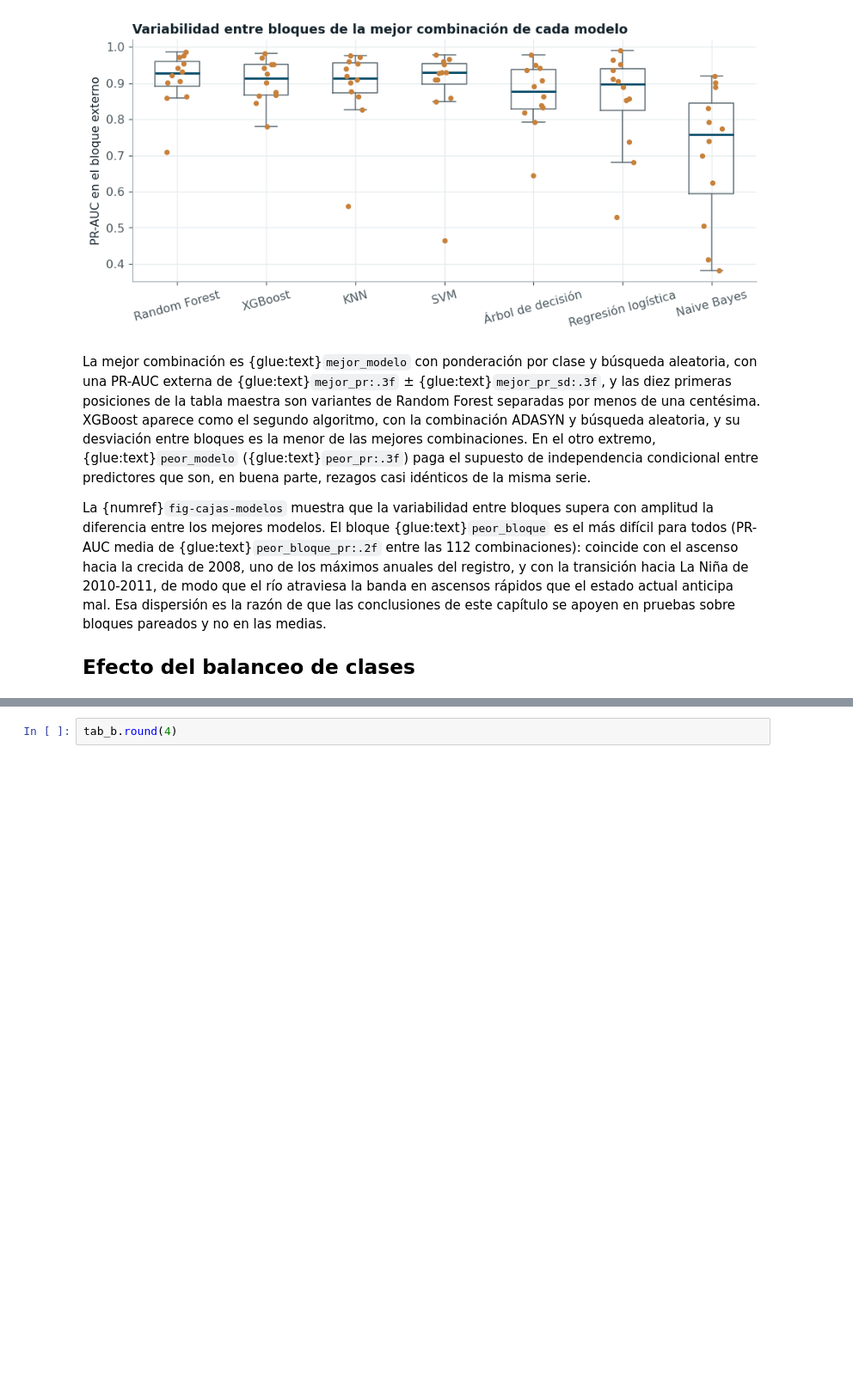
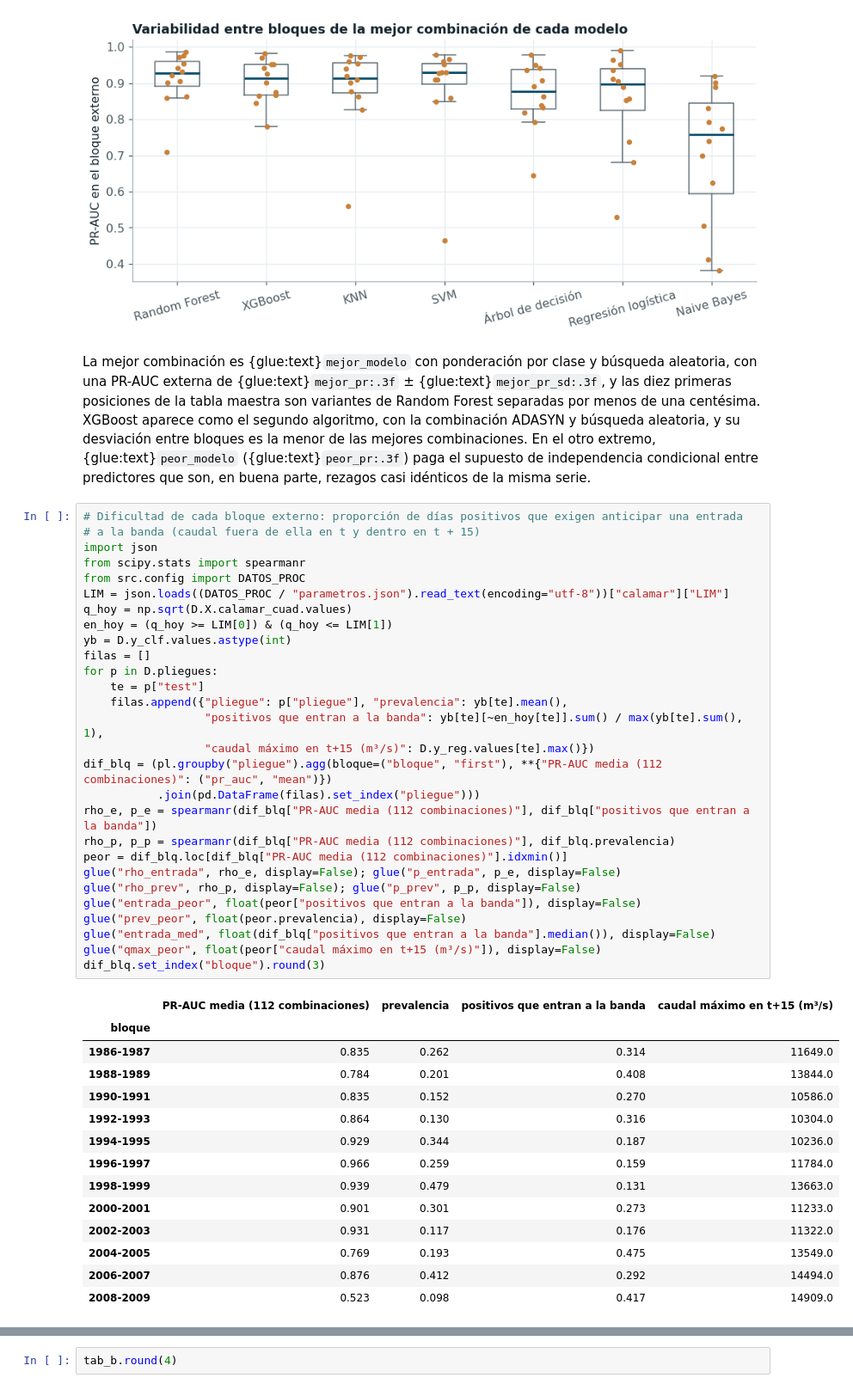
Before and after one commit to SantiagomezaC/proyecto-ml-entregable2, a Jupyter notebook: book/03a_clasificacion.ipynb, the cells around one changed output, grey strips where cells are left out. Shown at 86% size. Cells and saved outputs as stored; diff of their text form; blank space fills up the shorter version.

```diff
--- a/book/03a_clasificacion.ipynb
+++ b/book/03a_clasificacion.ipynb
@@ -91,13 +91,46 @@ búsqueda aleatoria, y su desviación entre bloques es la menor de las mejores c
 otro extremo, {glue:text}`peor_modelo` ({glue:text}`peor_pr:.3f`) paga el supuesto de
 independencia condicional entre predictores que son, en buena parte, rezagos casi idénticos de la
 misma serie.
-
-La {numref}`fig-cajas-modelos` muestra que la variabilidad entre bloques supera con amplitud la
-diferencia entre los mejores modelos. El bloque {glue:text}`peor_bloque` es el más difícil para
-todos (PR-AUC media de {glue:text}`peor_bloque_pr:.2f` entre las 112 combinaciones): coincide con
-el ascenso hacia la crecida de 2008, uno de los máximos anuales del registro, y con la transición
-hacia La Niña de 2010-2011, de modo que el río atraviesa la banda en ascensos rápidos que el
-estado actual anticipa mal. Esa dispersión es la razón de que las conclusiones de este capítulo
-se apoyen en pruebas sobre bloques pareados y no en las medias.
-
-## Efecto del balanceo de clases
+# %%
+# Dificultad de cada bloque externo: proporción de días positivos que exigen anticipar una entrada
+# a la banda (caudal fuera de ella en t y dentro en t + 15)
+import json
+from scipy.stats import spearmanr
+from src.config import DATOS_PROC
+LIM = json.loads((DATOS_PROC / "parametros.json").read_text(encoding="utf-8"))["calamar"]["LIM"]
+q_hoy = np.sqrt(D.X.calamar_cuad.values)
+en_hoy = (q_hoy >= LIM[0]) & (q_hoy <= LIM[1])
+yb = D.y_clf.values.astype(int)
+filas = []
+for p in D.pliegues:
+    te = p["test"]
+    filas.append({"pliegue": p["pliegue"], "prevalencia": yb[te].mean(),
+                  "positivos que entran a la banda": yb[te][~en_hoy[te]].sum() / max(yb[te].sum(), 1),
+                  "caudal máximo en t+15 (m³/s)": D.y_reg.values[te].max()})
+dif_blq = (pl.groupby("pliegue").agg(bloque=("bloque", "first"), **{"PR-AUC media (112 combinaciones)": ("pr_auc", "mean")})
+           .join(pd.DataFrame(filas).set_index("pliegue")))
+rho_e, p_e = spearmanr(dif_blq["PR-AUC media (112 combinaciones)"], dif_blq["positivos que entran a la banda"])
+rho_p, p_p = spearmanr(dif_blq["PR-AUC media (112 combinaciones)"], dif_blq.prevalencia)
+peor = dif_blq.loc[dif_blq["PR-AUC media (112 combinaciones)"].idxmin()]
+glue("rho_entrada", rho_e, display=False); glue("p_entrada", p_e, display=False)
+glue("rho_prev", rho_p, display=False); glue("p_prev", p_p, display=False)
+glue("entrada_peor", float(peor["positivos que entran a la banda"]), display=False)
+glue("prev_peor", float(peor.prevalencia), display=False)
+glue("entrada_med", float(dif_blq["positivos que entran a la banda"].median()), display=False)
+glue("qmax_peor", float(peor["caudal máximo en t+15 (m³/s)"]), display=False)
+dif_blq.set_index("bloque").round(3)
+# %% [output]
+|  | PR-AUC media (112 combinaciones) | prevalencia | positivos que entran a la banda | caudal máximo en t+15 (m³/s) |
+| bloque |  |  |  |  |
+| 1986-1987 | 0.835 | 0.262 | 0.314 | 11649.0 |
+| 1988-1989 | 0.784 | 0.201 | 0.408 | 13844.0 |
+| 1990-1991 | 0.835 | 0.152 | 0.270 | 10586.0 |
+| 1992-1993 | 0.864 | 0.130 | 0.316 | 10304.0 |
+| 1994-1995 | 0.929 | 0.344 | 0.187 | 10236.0 |
+| 1996-1997 | 0.966 | 0.259 | 0.159 | 11784.0 |
+| 1998-1999 | 0.939 | 0.479 | 0.131 | 13663.0 |
+| 2000-2001 | 0.901 | 0.301 | 0.273 | 11233.0 |
+| 2002-2003 | 0.931 | 0.117 | 0.176 | 11322.0 |
+| 2004-2005 | 0.769 | 0.193 | 0.475 | 13549.0 |
+| 2006-2007 | 0.876 | 0.412 | 0.292 | 14494.0 |
+| 2008-2009 | 0.523 | 0.098 | 0.417 | 14909.0 |
```
Also changed, not shown: parts of 4 cells of this notebook, 17 other files.
